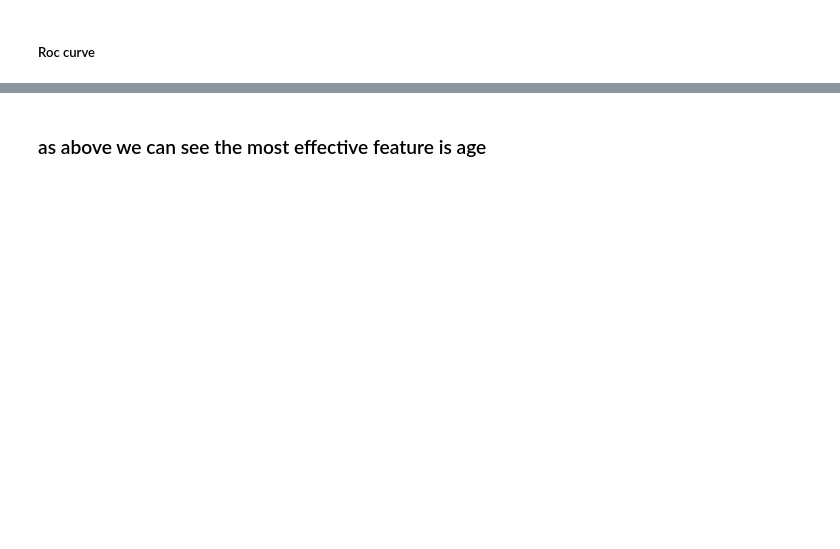
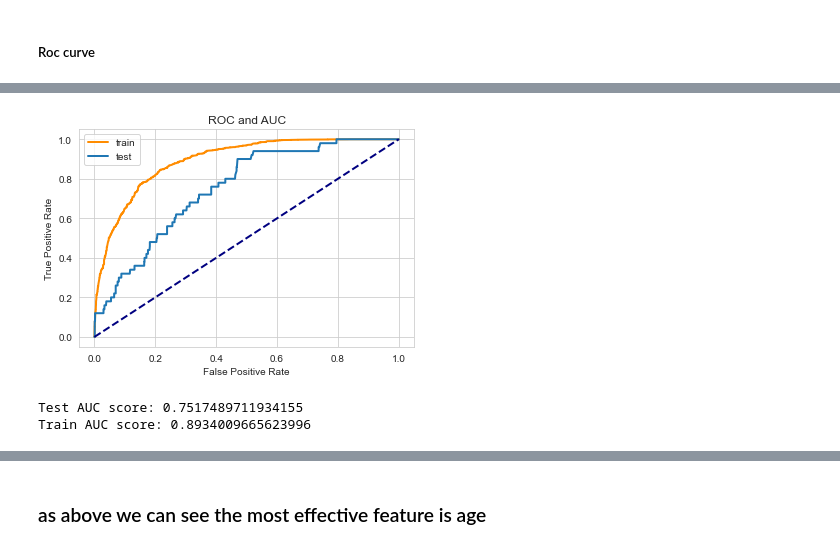
Before and after one commit to MaSOouD69/Capstone-Repo-Bootcamp-Project, a Jupyter notebook: capstone_Masoud_Arefi.ipynb, the cells around one changed output, grey strips where cells are left out. Saved outputs shown, nothing was run; the diff lists cells and outputs as text; code cells hidden in the pictures; blank space fills up the shorter version.

Commit message:
roc curve and more metric added during cladd of model evaluation

```diff
--- a/capstone_Masoud_Arefi.ipynb
+++ b/capstone_Masoud_Arefi.ipynb
@@ -1298,3 +1325,32 @@ plt.show()
+# %%
+# Regenerate scores
+y_proba = logit_ss.predict_proba(X_test_ss)[:,1]
+fprs, tprs, thresholds = roc_curve(y_test, y_proba)
+roc_auc = roc_auc_score(y_test, y_proba)
+# %%
+#Get the probability for each point in the train set.
+y_proba_train = logit_ss.predict_proba(X_train_ss)[:,1]
+
+# Compute ROC curve and AUC for for the one class
+fprs_train, tprs_train, thresholds_train = roc_curve(y_train_sam, y_proba_train)
+roc_auc_train = roc_auc_score(y_train_sam, y_proba_train)
+
+# Plot the ROC curve.
+plt.figure()
+plt.plot(fprs_train, tprs_train, color='darkorange', lw=2, label='train')
+plt.plot(fprs, tprs, lw=2, label='test')
+plt.plot([0, 1], [0, 1], color='navy', lw=2, linestyle='--')
+plt.xlabel('False Positive Rate')
+plt.ylabel('True Positive Rate')
+plt.title('ROC and AUC')
+plt.legend(loc="best")
+plt.show()
+print(f"Test AUC score: {roc_auc}")
+print(f"Train AUC score: {roc_auc_train}")
+# %% [output]
+[figure, added]
+Test AUC score: 0.7517489711934155
+Train AUC score: 0.8934009665623996
 # %%
 # Assuming logistic_regression_model is your trained logistic regression model
 coefficients = logit_ss.coef_[0]  # Extracting the coefficients
```
Also changed, not shown: parts of 49 cells of this notebook.
